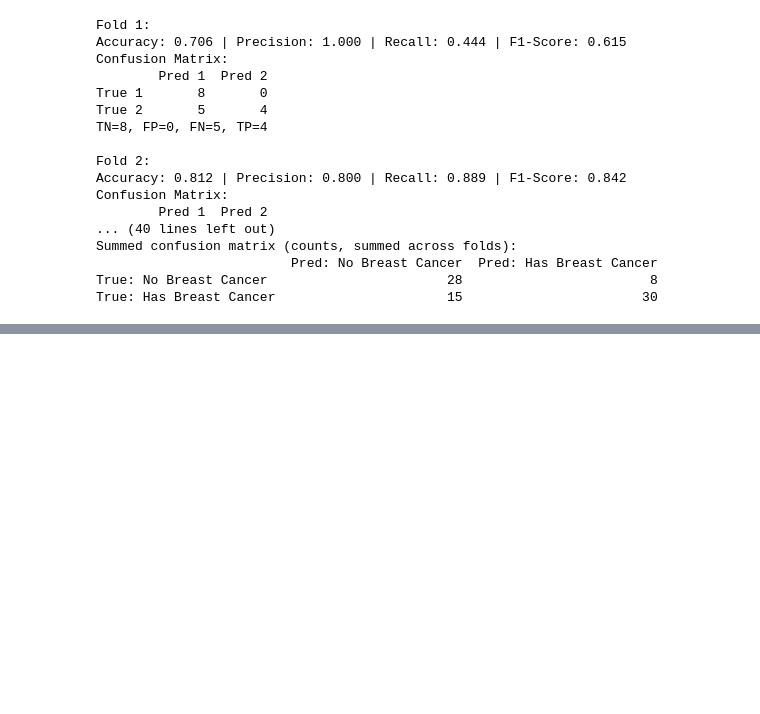
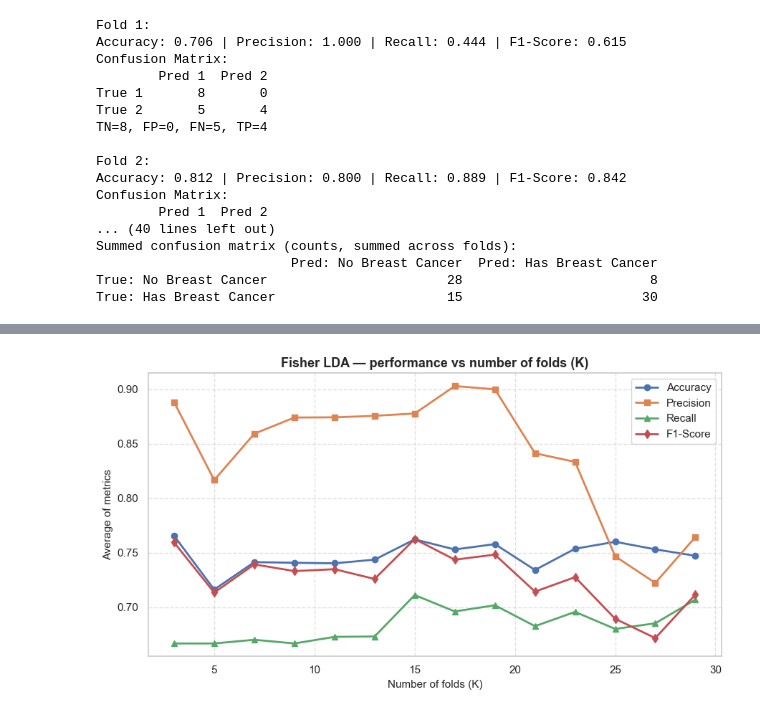
Before and after one commit to JRoxo20/AC_project, a Jupyter notebook: main.ipynb, the cells around one changed output, grey strips where cells are left out. Saved outputs shown, nothing was run; the diff lists cells and outputs as text; code cells hidden in the pictures; blank space fills up the shorter version.

Commit message:
Experiências com o Stratified K-fold

```diff
--- a/main.ipynb
+++ b/main.ipynb
@@ -942,0 +1235,74 @@ True: Has Breast Cancer                      15                       30
+# %%
+import numpy as np
+import pandas as pd
+import matplotlib.pyplot as plt
+from sklearn.model_selection import StratifiedKFold
+from sklearn.metrics import accuracy_score, precision_score, recall_score, f1_score
+
+# ---- Dados ----
+X_sel = X_train_scaled_df[top_features].to_numpy()
+y = y_train.to_numpy()
+
+# Valores ímpares de k entre 3 e 29
+k_values = [k for k in range(3, 30, 2)]
+
+classes_all = np.unique(y)
+c1, c2 = classes_all[0], classes_all[1]
+
+# Armazenar resultados
+k_results = []
+
+# ---- Loop pelos diferentes K ----
+for k in k_values:
+    skf = StratifiedKFold(n_splits=k, shuffle=True, random_state=1)
+    metrics = []
+
+    for train_index, test_index in skf.split(X_sel, y):
+        X_train_fold, X_test_fold = X_sel[train_index], X_sel[test_index]
+        y_train_fold, y_test_fold = y[train_index], y[test_index]
+
+        # Fisher LDA
+        cc1, cc2 = np.unique(y_train_fold)
+        m1 = X_train_fold[y_train_fold == cc1].mean(axis=0)
+        m2 = X_train_fold[y_train_fold == cc2].mean(axis=0)
+
+        Sw = np.zeros((X_train_fold.shape[1], X_train_fold.shape[1]))
+        for c, m in ((cc1, m1), (cc2, m2)):
+            Xc = X_train_fold[y_train_fold == c] - m
+            Sw += Xc.T @ Xc
+
+        w = np.linalg.pinv(Sw) @ (m2 - m1)
+        b = -0.5 * (w.T @ (m1 + m2))
+
+        pred_test = np.where((X_test_fold @ w + b) > 0, cc2, cc1)
+
+        acc = accuracy_score(y_test_fold, pred_test)
+        prec = precision_score(y_test_fold, pred_test, pos_label=cc2, zero_division=0)
+        rec = recall_score(y_test_fold, pred_test, pos_label=cc2, zero_division=0)
+        f1 = f1_score(y_test_fold, pred_test, pos_label=cc2, zero_division=0)
+
+        metrics.append([acc, prec, rec, f1])
+
+    metrics = np.array(metrics)
+    k_results.append([k] + metrics.mean(axis=0).tolist())
+
+# ---- DataFrame final ----
+k_results_df = pd.DataFrame(k_results, columns=["K", "Accuracy", "Precision", "Recall", "F1-Score"])
+print("\nAverage results for K:")
+print(k_results_df.round(3))
+
+# ---- Plot ----
+plt.figure(figsize=(9,5))
+plt.plot(k_results_df["K"], k_results_df["Accuracy"], marker='o', label='Accuracy', linewidth=2)
+plt.plot(k_results_df["K"], k_results_df["Precision"], marker='s', label='Precision', linewidth=2)
+plt.plot(k_results_df["K"], k_results_df["Recall"], marker='^', label='Recall', linewidth=2)
+plt.plot(k_results_df["K"], k_results_df["F1-Score"], marker='d', label='F1-Score', linewidth=2)
+
+plt.title("Fisher LDA — performance vs number of folds (K)", fontsize=13, weight='bold')
+plt.xlabel("Number of folds (K)", fontsize=11)
+plt.ylabel("Average of metrics", fontsize=11)
+plt.legend()
+plt.grid(True, linestyle="--", alpha=0.6)
+plt.tight_layout()
+plt.show()
+# %% [output]
@@ -942,0 +1325 @@ True: Has Breast Cancer                      15                       30
+[figure, added]
```
Also changed, not shown: parts of 4 cells of this notebook.
